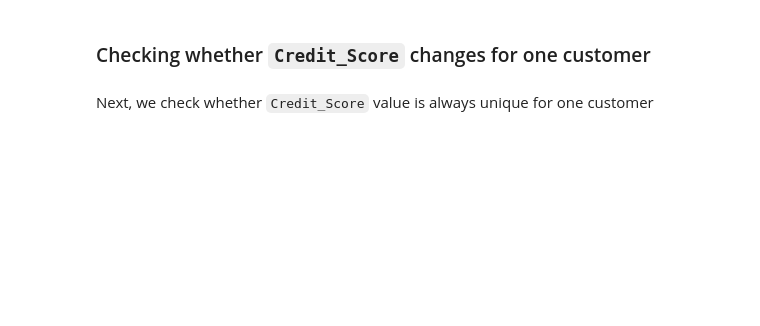
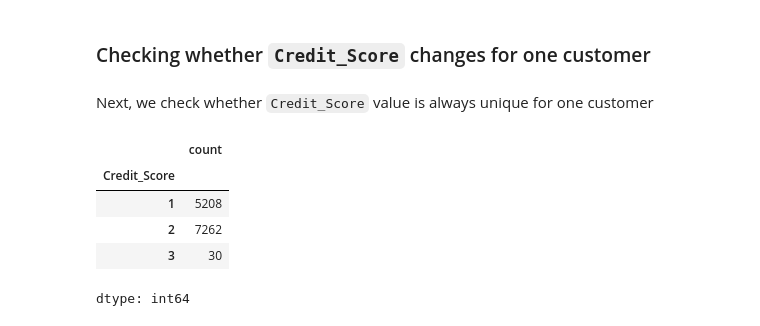
Before and after one commit to khalilullahalfaath/credit-scoring-fairness-audit, a Jupyter notebook: notebooks/eda.ipynb, the cells around one changed output. Saved outputs shown, nothing was run; the diff lists cells and outputs as text; code cells hidden in the pictures; blank space fills up the shorter version.

```diff
--- a/notebooks/eda.ipynb
+++ b/notebooks/eda.ipynb
@@ -337,0 +336,9 @@ df.groupby
+# %%
+df.groupby('Customer_ID')['Credit_Score'].nunique().value_counts(dropna=False).sort_index()
+# %% [output]
+|  | count |
+| Credit_Score |  |
+| 1 | 5208 |
+| 2 | 7262 |
+| 3 | 30 |
+dtype: int64
```
Also changed, not shown: parts of 36 cells of this notebook.
